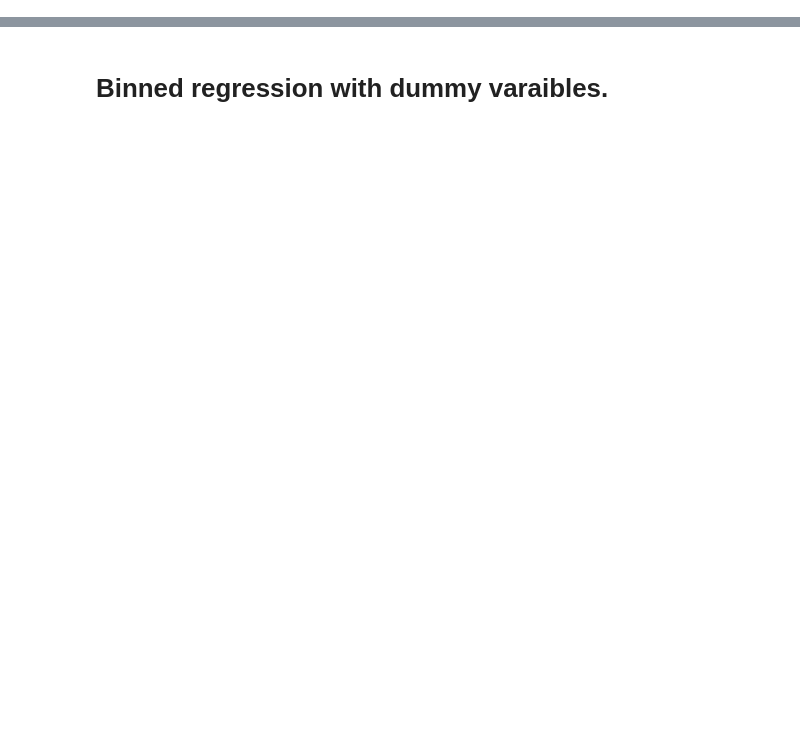
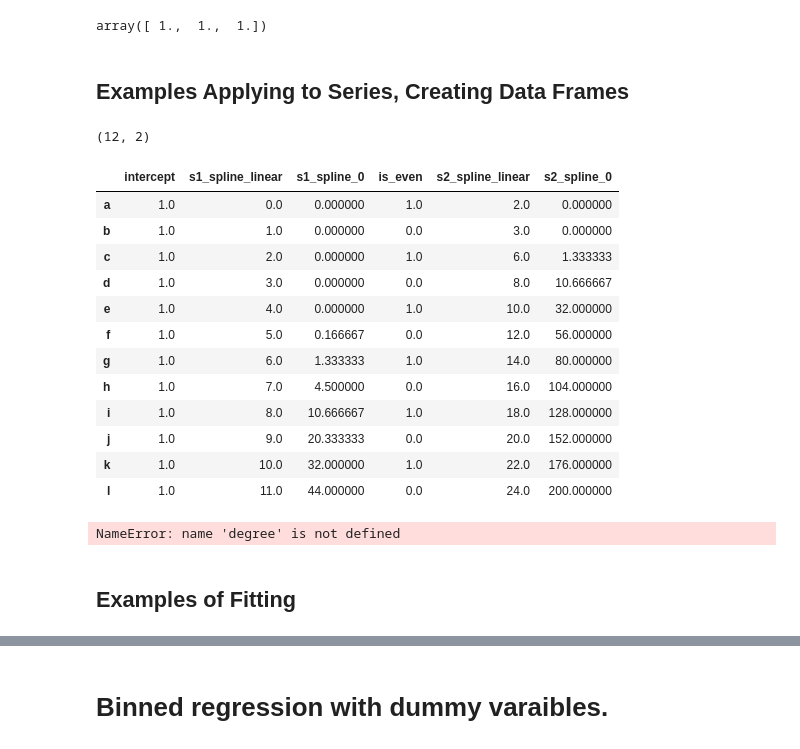
Before and after one commit to madrury/basis-expansions, a Jupyter notebook: basis-expansion-regressions.ipynb, the cells around one changed output, grey strips where cells are left out. Drawn from its saved outputs; the diff is of its cells as text; code cells hidden in the pictures; blank space fills up the shorter version.

Commit message:
Add DataFrame funcitonality to Polynomial.

```diff
--- a/basis-expansion-regressions.ipynb
+++ b/basis-expansion-regressions.ipynb
@@ -17,3 +19,52 @@ from simulation import (run_simulation_expreiment,
                         plot_simulation_expreiment,
                         make_random_train_test,
                         run_residual_simulation)
+# %%
+np.ones(3)
+# %% [output]
+array([ 1.,  1.,  1.])
+# %% [markdown]
+## Examples Applying to Series, Creating Data Frames
+# %%
+s1 = pd.Series([0, 1, 2, 3, 4, 5, 6, 7, 8, 9, 10, 11], name='s',
+              index=['a', 'b', 'c', 'd', 'e', 'f', 'g', 'h', 'i', 'j', 'k', 'l'])
+s2 = pd.Series([2, 3, 6, 8, 10, 12, 14, 16, 18, 20, 22, 24], name='s',
+              index=['a', 'b', 'c', 'd', 'e', 'f', 'g', 'h', 'i', 'j', 'k', 'l'])
+
+df = pd.DataFrame({'s1': s1, 's2': s2})
+# %%
+df.shape
+# %% [output]
+(12, 2)
+# %%
+t = FeatureUnion([
+    ('intercept', Intercept()),
+    ('s1_pipe', Pipeline([
+        ('s1_selector', ColumnSelector(name='s1')),
+        ('s1_features', FeatureUnion([
+            ('s1_spline', NaturalCubicSpline(knots=[4, 8, 10])),
+            ('s1_indicator', MapFeature(lambda t: t % 2 == 0, 'is_even'))
+        ]))
+    ])),
+    ('s2_pipe', Pipeline([
+        ('s2_selector', ColumnSelector(name='s2')),
+        ('s2_spline', NaturalCubicSpline(knots=[4, 8, 10]))
+    ]))
+])
+# %%
+t.fit(df)
+t.transform(df)
+# %% [output]
+|  | intercept | s1_spline_linear | s1_spline_0 | is_even | s2_spline_linear | s2_spline_0 |
+| a | 1.0 | 0.0 | 0.000000 | 1.0 | 2.0 | 0.000000 |
+| b | 1.0 | 1.0 | 0.000000 | 0.0 | 3.0 | 0.000000 |
+| c | 1.0 | 2.0 | 0.000000 | 1.0 | 6.0 | 1.333333 |
+| d | 1.0 | 3.0 | 0.000000 | 0.0 | 8.0 | 10.666667 |
+| e | 1.0 | 4.0 | 0.000000 | 1.0 | 10.0 | 32.000000 |
+| f | 1.0 | 5.0 | 0.166667 | 0.0 | 12.0 | 56.000000 |
+| g | 1.0 | 6.0 | 1.333333 | 1.0 | 14.0 | 80.000000 |
+| h | 1.0 | 7.0 | 4.500000 | 0.0 | 16.0 | 104.000000 |
+| i | 1.0 | 8.0 | 10.666667 | 1.0 | 18.0 | 128.000000 |
+| j | 1.0 | 9.0 | 20.333333 | 0.0 | 20.0 | 152.000000 |
+| k | 1.0 | 10.0 | 32.000000 | 1.0 | 22.0 | 176.000000 |
+| l | 1.0 | 11.0 | 44.000000 | 0.0 | 24.0 | 200.000000 |
@@ -20,3 +86,10 @@ from simulation import (run_simulation_expreiment,
+# %%
+t.fit(df)
+t.transform(df)
+# %% [output]
+NameError: name 'degree' is not defined
+# %% [markdown]
+## Examples of Fitting
 # %%
 def signal(x):
     return (x*x*x*(x-1)
```
Also changed, not shown: parts of 14 cells of this notebook, 1 other file.
